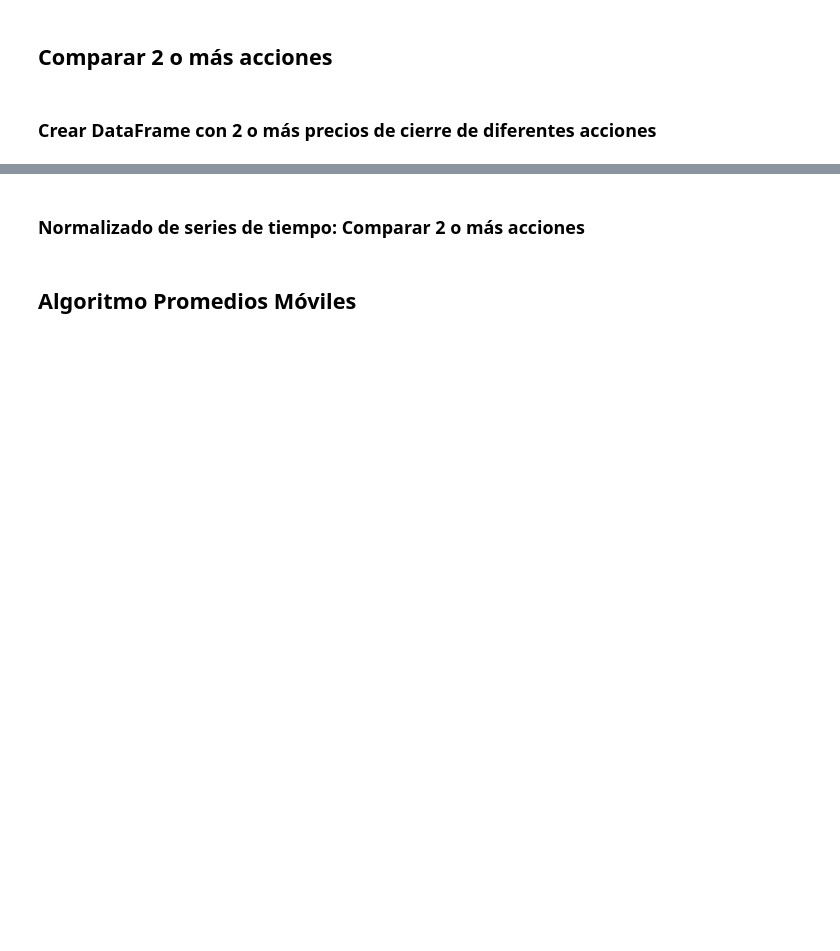
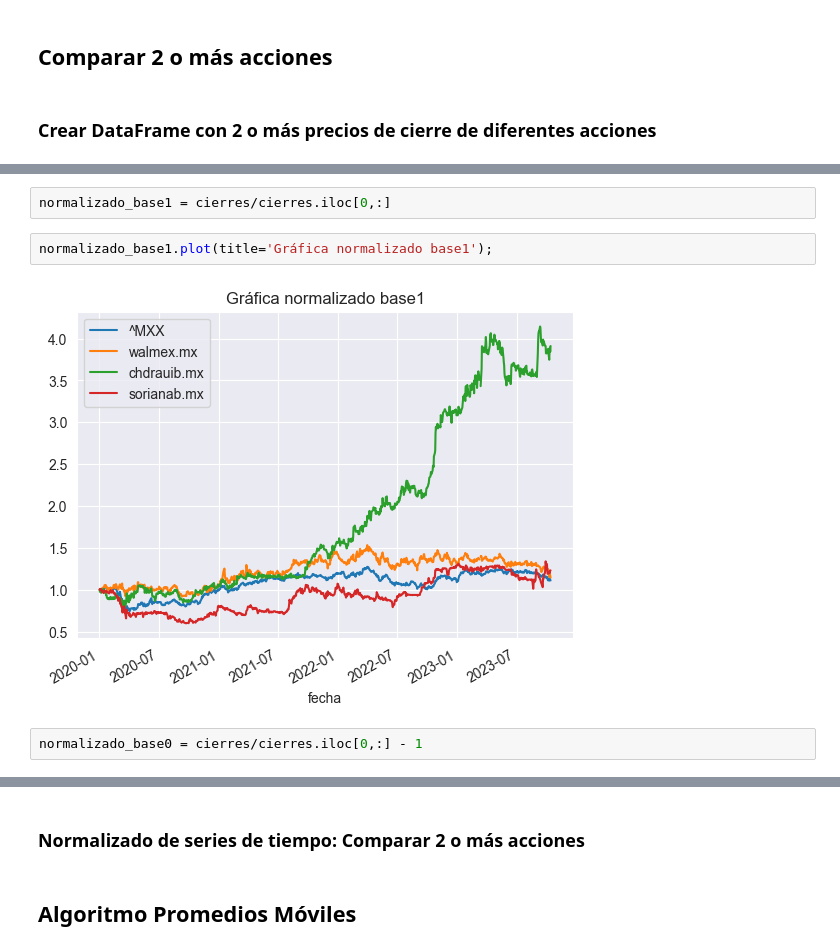
Before and after one commit to carlosdeoncedos/CienciaDatosFinanzas2023_09_lunes, a Jupyter notebook: Sesion_6.ipynb, the cells around one changed output, grey strips where cells are left out. Drawn from its saved outputs; the diff is of its cells as text; blank space fills up the shorter version.

```diff
--- a/Sesion_6.ipynb
+++ b/Sesion_6.ipynb
@@ -261,0 +332,8 @@ hf.precios('walmex.mx', '2020-10-01', '2023-10-16')
+# %%
+normalizado_base1 = cierres/cierres.iloc[0,:]
+# %%
+normalizado_base1.plot(title='Gráfica normalizado base1');
+# %% [output]
+[figure, added]
+# %%
+normalizado_base0 = cierres/cierres.iloc[0,:] - 1
```
Also changed, not shown: parts of 38 cells of this notebook.
